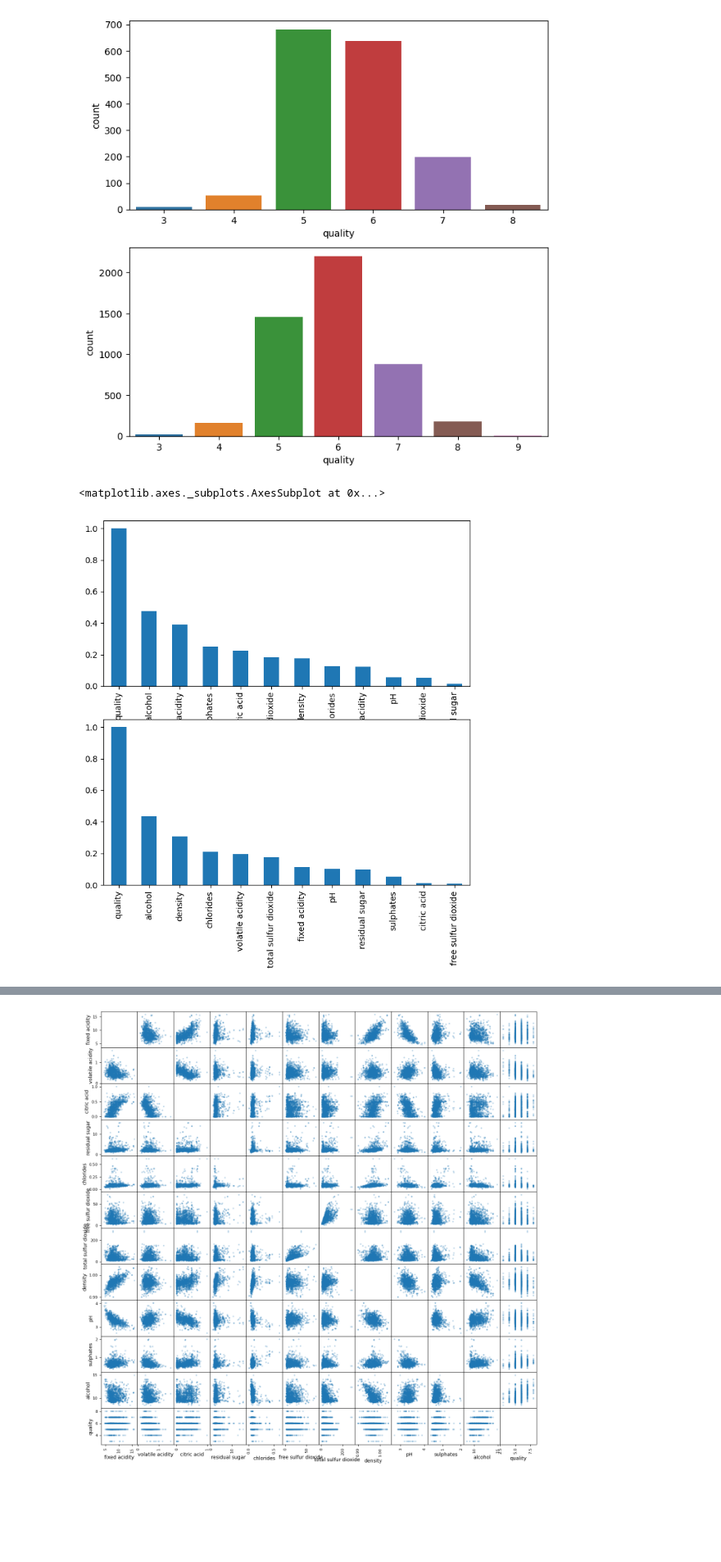
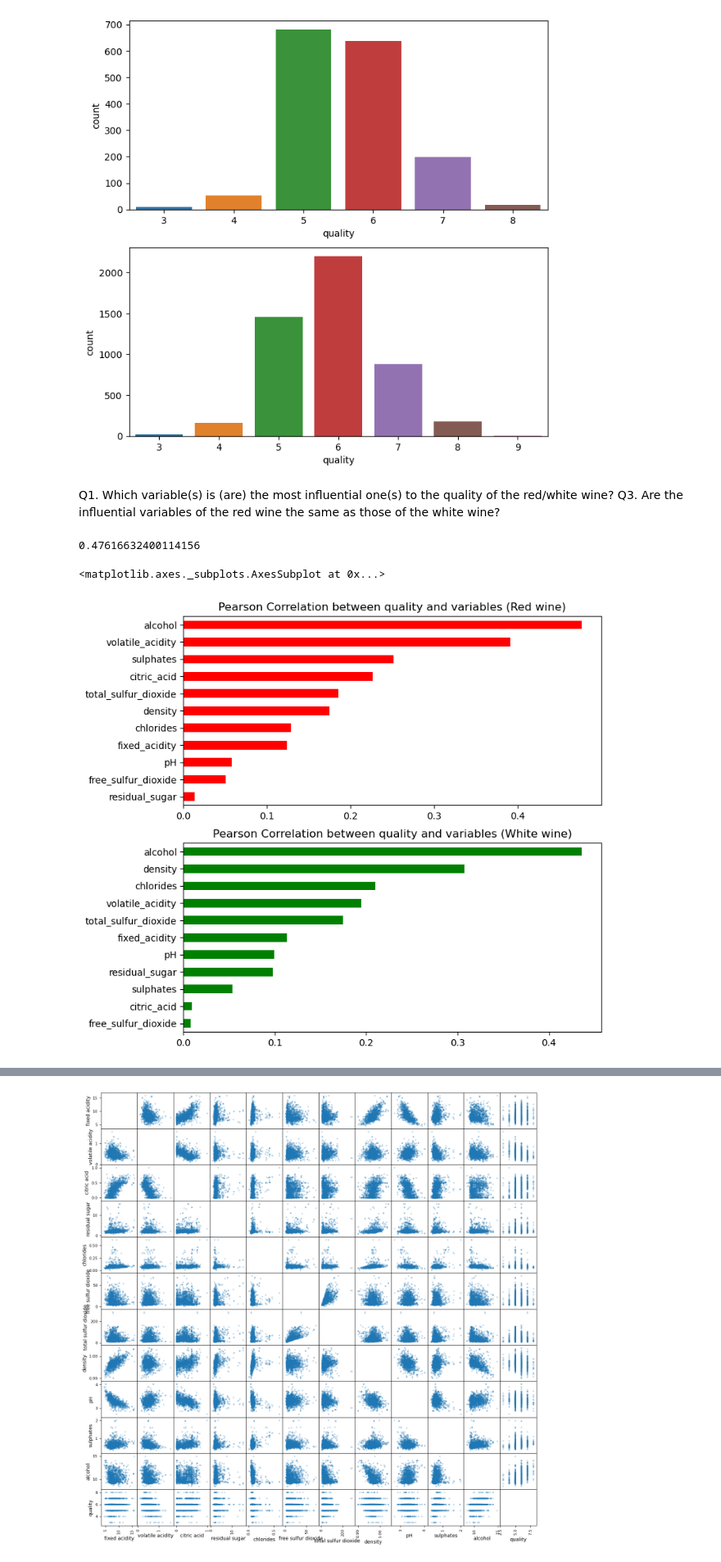
Before and after one commit to n0t1ucky/wineData, a Jupyter notebook: Analyze_red.ipynb, the cells around one changed output, grey strips where cells are left out. Shown at 82% size. Cells and saved outputs as stored; diff of their text form; code cells hidden in the pictures; blank space fills up the shorter version.

```diff
--- a/Analyze_red.ipynb
+++ b/Analyze_red.ipynb
@@ -6,4 +10,5 @@ import seaborn as sns
 # %%
 redWine = pd.read_csv("winequality-red.csv", delimiter=";")
+redWine.columns = redWine.columns.str.replace(" ","_")
 redWine.head(5)
 # %% [output]
@@ -15,5 +20,6 @@ redWine.head(5)
 | 4 | 7.4 | 0.70 | 0.00 | 1.9 | 0.076 | 11.0 | ... |
 # %%
 whiteWine = pd.read_csv("winequality-white.csv", delimiter=";")
+whiteWine.columns = whiteWine.columns.str.replace(" ","_")
 whiteWine.head(5)
 # %% [output]
@@ -104,14 +112,19 @@ sns.countplot(whiteWine['quality'], ax = ax2)
 plt.show()
 # %% [output]
 [figure]
+# %% [markdown]
+Q1. Which variable(s) is (are) the most influential one(s) to the quality of the red/white wine?
+Q3. Are the influential variables of the red wine the same as those of the white wine?
 # %%
 figQCorr, (ax1, ax2) = plt.subplots(2, 1, figsize = (8, 8))
 redQcorr = abs(redWine.corr(method='pearson')[
-               'quality']).sort_values(ascending=False)
-whiteQcorr = abs(whiteWine.corr(method ='pearson')['quality']).sort_values(ascending=False)
-redQcorr.head()
-redQcorr.plot(kind = 'bar', ax=ax1)
-whiteQcorr.plot(kind = 'bar', ax=ax2)
+               'quality']).sort_values(ascending=True)[:-1]
+whiteQcorr = abs(whiteWine.corr(method ='pearson')['quality']).sort_values(ascending=True)[:-1]
+print(redQcorr['alcohol'])
+redQcorr.plot(kind='barh', ax=ax1, title='Pearson Correlation between quality and variables (Red wine)', color='red')
+whiteQcorr.plot(kind = 'barh', ax=ax2, title='Pearson Correlation between quality and variables (White wine)', color='green')
+#TODO: Export the Quality Corrilation->Slope plot
 # %% [output]
-<matplotlib.axes._subplots.AxesSubplot at 0x...>
+0.47616632400114156
+<matplotlib.axes._subplots.AxesSubplot at 0x...>
-[figure, old version]
+[figure, new version]
```
Also changed, not shown: parts of 20 cells of this notebook, 2 other files.
